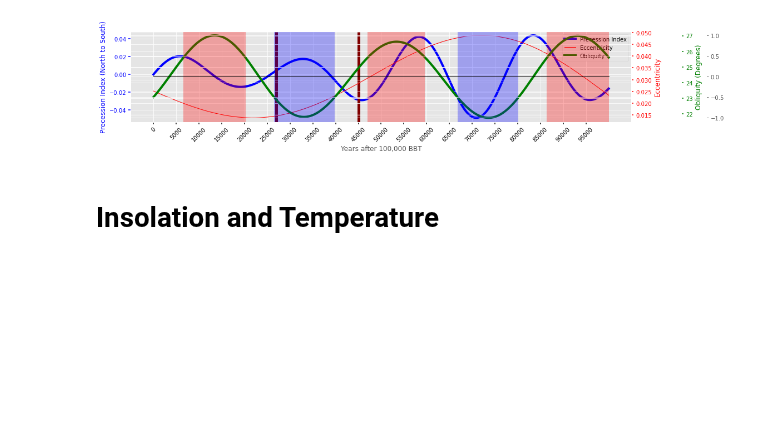
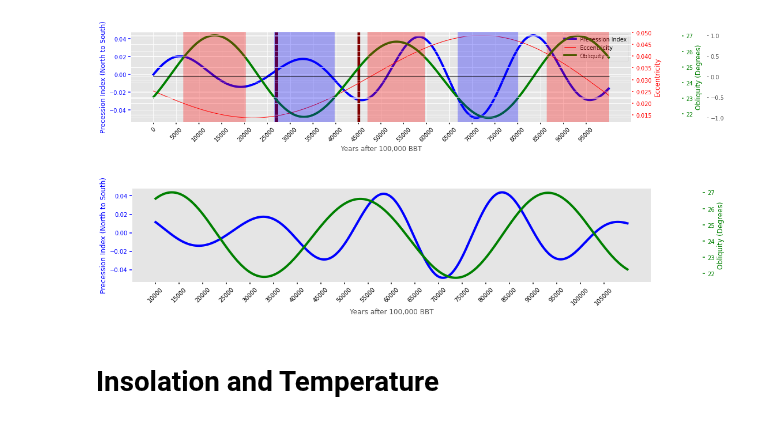
Before and after one commit to soundofives/worldbuilding, a Jupyter notebook: dnd-progs/orbital_mechanics.ipynb, the cells around one changed output. Saved outputs shown, nothing was run; the diff lists cells and outputs as text; code cells hidden in the pictures; blank space fills up the shorter version.

```diff
--- a/dnd-progs/orbital_mechanics.ipynb
+++ b/dnd-progs/orbital_mechanics.ipynb
@@ -503,6 +503,98 @@ plt.setp(precession_line.xaxis.get_majorticklabels(), rotation=45)
 plt.show()
 # %% [output]
 [figure]
+# %%
+#t = np.linspace(0,1e5,1000)
+t = np.linspace(1.1e5,10000,1000)
+t_plot = np.linspace(1.1e5,10000,1000)
+
+def make_patch_spines_invisible(ax):
+    ax.set_frame_on(False)
+    ax.patch.set_visible(False)
+    for sp in ax.spines.values():
+        sp.set_visible(False)
+
+
+fig, precession_line = plt.subplots(figsize=[20,3])
+fig.subplots_adjust(right=0.75)
+
+#eccentricity_line = precession_line.twinx()
+obliquity_line = precession_line.twinx()
+#filling_line = precession_line.twinx()
+
+precession_line.grid(False)
+obliquity_line.grid(False)
+
+# Offset the right spine of par2.  The ticks and label have already been
+# placed on the right by twinx above.
+obliquity_line.spines["right"].set_position(("axes", 1.1))
+#filling_line.spines["right"].set_position(("axes", 1.15))
+
+# Having been created by twinx, par2 has its frame off, so the line of its
+# detached spine is invisible.  First, activate the frame but make the patch
+# and spines invisible.
+make_patch_spines_invisible(obliquity_line)
+
+# Second, show the right spine.
+obliquity_line.spines["right"].set_visible(True)
+
+p1, = precession_line.plot(t,precession_index(t), "b-", label="Precession Index", linewidth='4')
+#p2, = eccentricity_line.plot(t,eccentricity(t), "r-", label="Eccentricity", linewidth='1')
+p3, = obliquity_line.plot(t,obliquity(t), "g-", label="Obliquity", linewidth='4')
+#p4, = filling_line.plot(t,np.zeros(len(t)), "k-",linewidth='1' )
+
+trans_precession = mtransforms.blended_transform_factory(precession_line.transData, precession_line.transAxes)
+#trans_eccentricity = mtransforms.blended_transform_factory(eccentricity_line.transData, eccentricity_line.transAxes)
+trans_obliquity = mtransforms.blended_transform_factory(obliquity_line.transData, obliquity_line.transAxes)
+
+precession_line.set_xlabel("Years after 100,000 BBT")
+precession_line.set_ylabel("Precession Index (North to South)")
+#eccentricity_line.set_ylabel("Eccentricity")
+obliquity_line.set_ylabel("Obliquity (Degrees)")
+
+precession_line.yaxis.label.set_color(p1.get_color())
+#eccentricity_line.yaxis.label.set_color(p2.get_color())
+obliquity_line.yaxis.label.set_color(p3.get_color())
+
+tkw = dict(size=4, width=1.5)
+precession_line.tick_params(axis='y', colors=p1.get_color(), **tkw)
+#eccentricity_line.tick_params(axis='y', colors=p2.get_color(), **tkw)
+obliquity_line.tick_params(axis='y', colors=p3.get_color(), **tkw)
+precession_line.tick_params(axis='x',colors='k', **tkw)
+
+#lines = [p1, p2, p3]
+#precession_line.legend(lines, [l.get_label() for l in lines])
+
+theta_obliquity_high = high_obliq
+# filling_line.fill_between(t, -1, 1,
+#                              where = obliquity(t) > theta_obliquity_high,
+#                              facecolor='red', alpha=0.3, transform=trans_obliquity)
+
+# #Fill in the area of LOW obliquity, indicating less extreme seasons and a lower temperature at high latitudes
+theta_obliquity_low = low_obliq
+# filling_line.fill_between(t, -1, 1,
+#                              where = obliquity(t) < theta_obliquity_low,
+#                              facecolor='blue', alpha=0.3, transform=trans_obliquity)
+
+Usada_date = 73000
+sub = max(t)
+#precession_line.axvline(sub-Usada_date,color='maroon',linewidth='5')
+
+#precession_line.axvline(sub-54920,color='maroon',linewidth='5')
+
+
+xticks = np.arange(min(t), max(t), step= (5000))
+xticks = xticks
+plt.xticks(xticks[::-1])
+plt.setp(precession_line.xaxis.get_majorticklabels(), rotation=45)
+#precession_line.set_xticks(xticks)
+#precession_line.set_xticklabels(xticks[::-1])
+
+#plt.gca().invert_xaxis()
+
+plt.show()
+# %% [output]
+[figure, added]
 # %% [markdown]
 # Insolation and Temperature
 # %%
```
Also changed, not shown: 14 other files.
